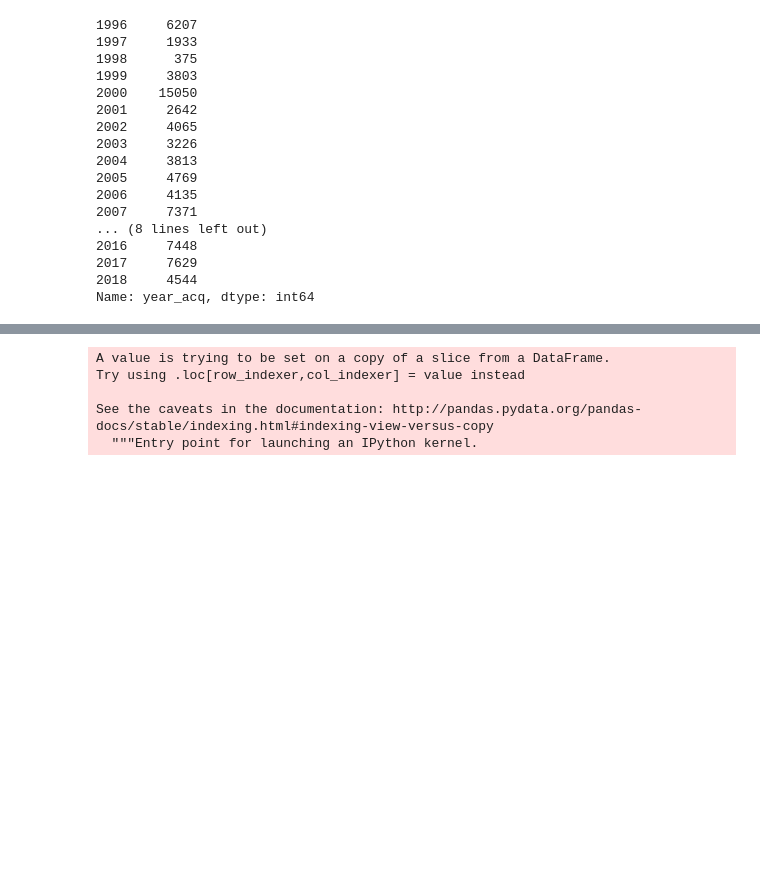
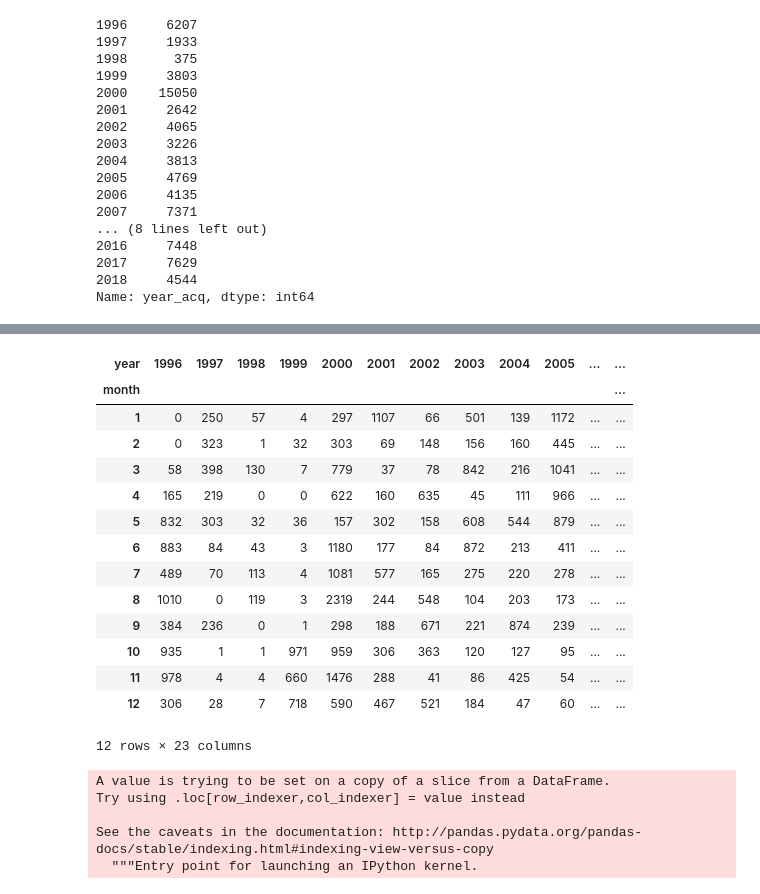
Before and after one commit to efpm04013/dnnrec_eswa, a Jupyter notebook: DNNREC_ML100k/1. Data Preparation.ipynb, the cells around one changed output, grey strips where cells are left out. Drawn from its saved outputs; the diff is of its cells as text; code cells hidden in the pictures; blank space fills up the shorter version.

```diff
--- a/DNNREC_ML100k/1. Data Preparation.ipynb
+++ b/DNNREC_ML100k/1. Data Preparation.ipynb
@@ -93,3 +133,23 @@ Name: year_acq, dtype: int64
+# %%
+dfratings['month']=dfratings['timestamp'].dt.month
+# %%
+pd.crosstab(index=dfratings['month'],columns=dfratings['year'])
+# %% [output]
+| year | 1996 | 1997 | 1998 | 1999 | 2000 | 2001 | 2002 | 2003 | 2004 | 2005 | ... | ... |
+| month |  |  |  |  |  |  |  |  |  |  |  | ... |
+| 1 | 0 | 250 | 57 | 4 | 297 | 1107 | 66 | 501 | 139 | 1172 | ... | ... |
+| 2 | 0 | 323 | 1 | 32 | 303 | 69 | 148 | 156 | 160 | 445 | ... | ... |
+| 3 | 58 | 398 | 130 | 7 | 779 | 37 | 78 | 842 | 216 | 1041 | ... | ... |
+| 4 | 165 | 219 | 0 | 0 | 622 | 160 | 635 | 45 | 111 | 966 | ... | ... |
+| 5 | 832 | 303 | 32 | 36 | 157 | 302 | 158 | 608 | 544 | 879 | ... | ... |
+| 6 | 883 | 84 | 43 | 3 | 1180 | 177 | 84 | 872 | 213 | 411 | ... | ... |
+| 7 | 489 | 70 | 113 | 4 | 1081 | 577 | 165 | 275 | 220 | 278 | ... | ... |
+| 8 | 1010 | 0 | 119 | 3 | 2319 | 244 | 548 | 104 | 203 | 173 | ... | ... |
+| 9 | 384 | 236 | 0 | 1 | 298 | 188 | 671 | 221 | 874 | 239 | ... | ... |
+| 10 | 935 | 1 | 1 | 971 | 959 | 306 | 363 | 120 | 127 | 95 | ... | ... |
+| 11 | 978 | 4 | 4 | 660 | 1476 | 288 | 41 | 86 | 425 | 54 | ... | ... |
+| 12 | 306 | 28 | 7 | 718 | 590 | 467 | 521 | 184 | 47 | 60 | ... | ... |
+12 rows × 23 columns
 # %%
 dfsimulate=dfratings.loc[dfratings['year_acq']>2017]
 dfnormal=dfratings.loc[dfratings['year_acq']<=2017]
```
Also changed, not shown: parts of 8 cells of this notebook, 4 other files.
